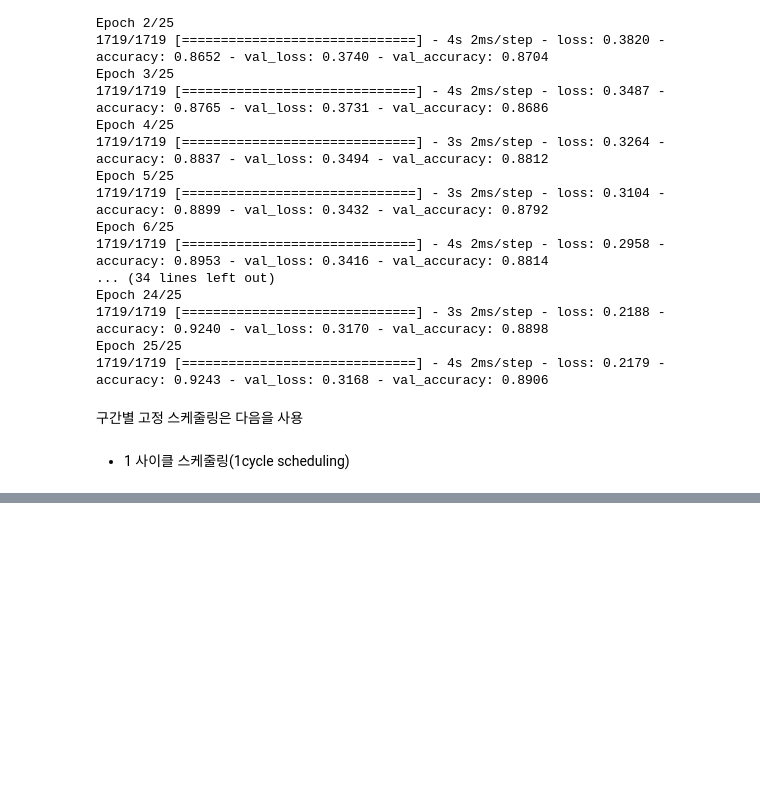
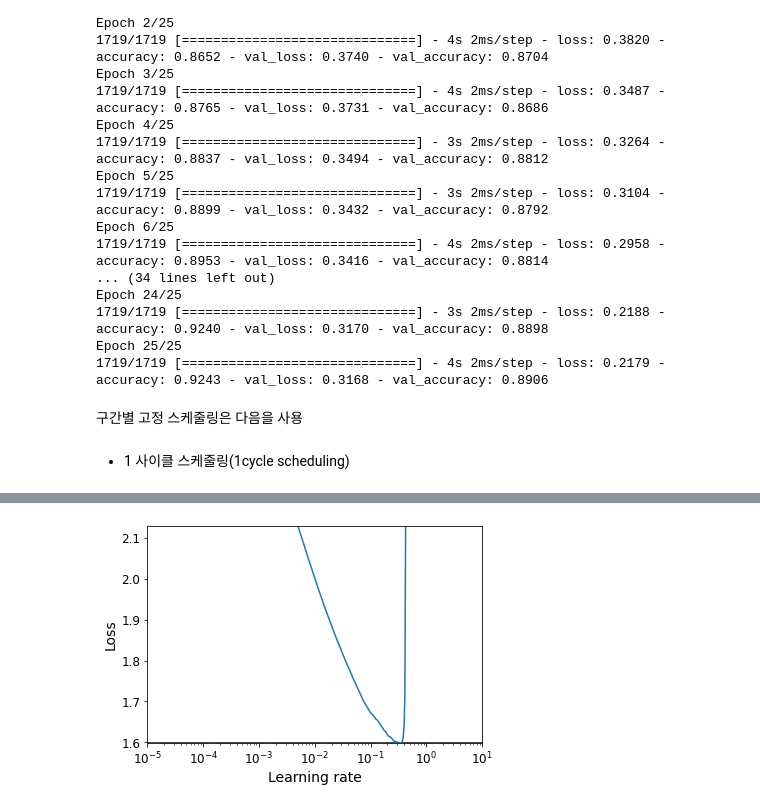
Before and after one commit to JungRyung/ANN_and_DeepLearning, a Jupyter notebook: ch11_training_deep_neural_networks.ipynb, the cells around one changed output, grey strips where cells are left out. Saved outputs shown, nothing was run; the diff lists cells and outputs as text; code cells hidden in the pictures; blank space fills up the shorter version.

```diff
--- a/ch11_training_deep_neural_networks.ipynb
+++ b/ch11_training_deep_neural_networks.ipynb
@@ -1125,0 +1159,18 @@ learning_rate = keras.optimizers.schedules.PiecewiseConstantDecay(
+# %%
+tf.random.set_seed(42)
+np.random.seed(42)
+
+model = keras.models.Sequential([
+    keras.layers.Flatten(input_shape=[28, 28]),
+    keras.layers.Dense(300, activation="selu", kernel_initializer="lecun_normal"),
+    keras.layers.Dense(100, activation="selu", kernel_initializer="lecun_normal"),
+    keras.layers.Dense(10, activation="softmax")
+])
+model.compile(loss="sparse_categorical_crossentropy",
+              optimizer=keras.optimizers.SGD(lr=1e-3),
+              metrics=["accuracy"])
+# %%
+batch_size = 128
+rates, losses = find_learning_rate(model, X_train_scaled, y_train, epochs=1, batch_size=batch_size)
+plot_lr_vs_loss(rates, losses)
+# %% [output]
@@ -1125,0 +1178 @@ learning_rate = keras.optimizers.schedules.PiecewiseConstantDecay(
+[figure, added]
```
Also changed, not shown: parts of 7 cells of this notebook.
